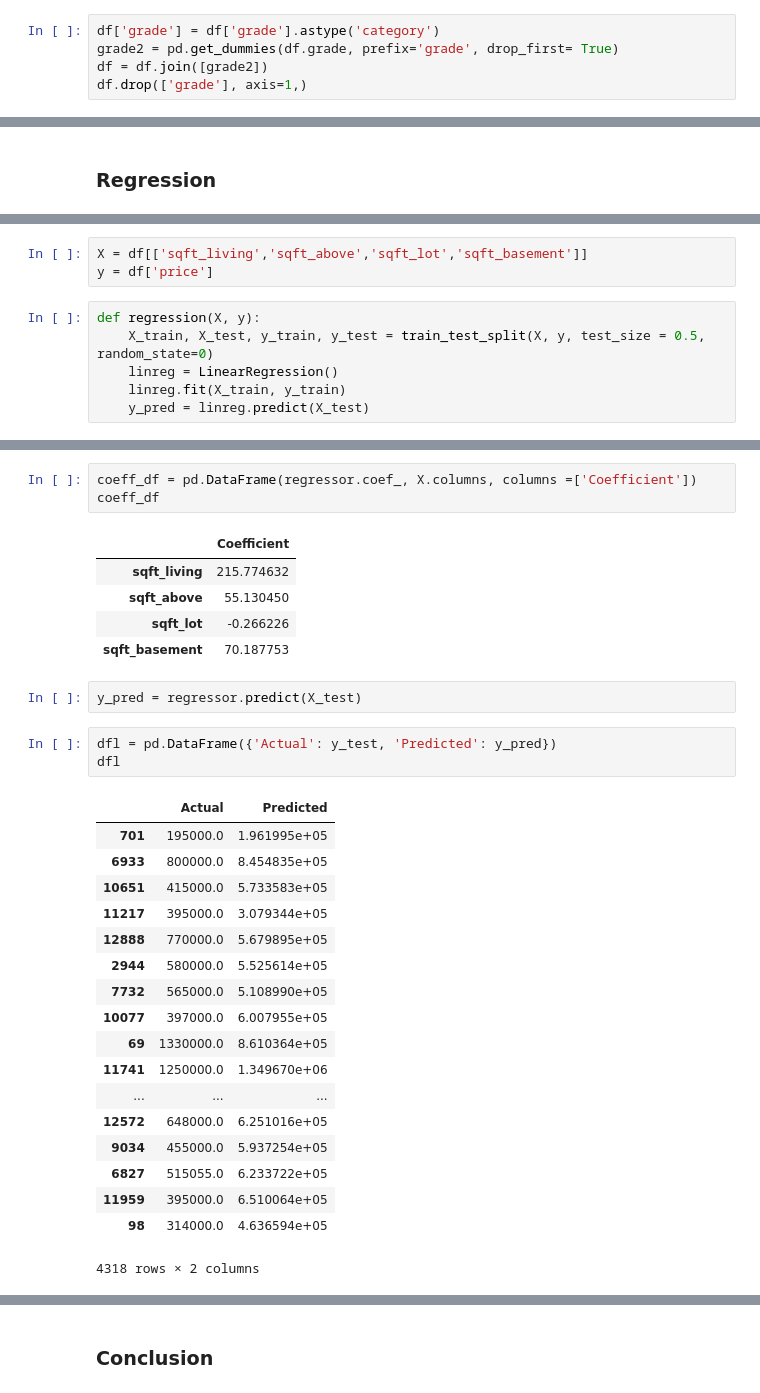
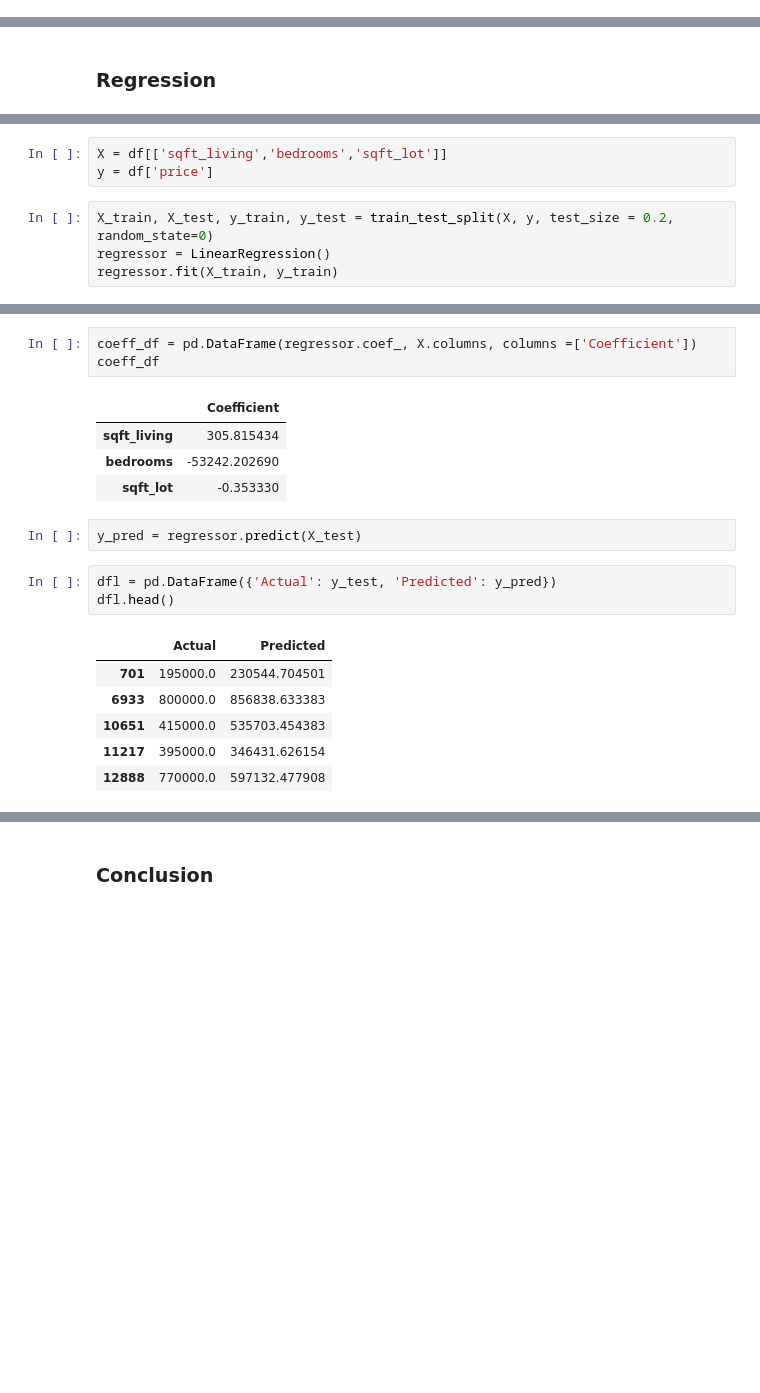
Before and after one commit to umapalam/dsc-v2-mod1-final-project-online-ds-pt-051319, a Jupyter notebook: student.ipynb, the cells around one changed output, grey strips where cells are left out. Cells and saved outputs as stored; diff of their text form; blank space fills up the shorter version.

```diff
--- a/student.ipynb
+++ b/student.ipynb
@@ -440,5 +487,0 @@ A dummy variable is a numeric variable that represents categorical data.
-# %%
-df['grade'] = df['grade'].astype('category')
-grade2 = pd.get_dummies(df.grade, prefix='grade', drop_first= True)
-df = df.join([grade2])
-df.drop(['grade'], axis=1,)
@@ -506,9 +559,7 @@ plt.show()
 # %%
-X = df[['sqft_living','sqft_above','sqft_lot','sqft_basement']]
+X = df[['sqft_living','bedrooms','sqft_lot']]
 y = df['price']
 # %%
-def regression(X, y):
-    X_train, X_test, y_train, y_test = train_test_split(X, y, test_size = 0.5, random_state=0)
-    linreg = LinearRegression()
-    linreg.fit(X_train, y_train)
-    y_pred = linreg.predict(X_test)
+X_train, X_test, y_train, y_test = train_test_split(X, y, test_size = 0.2, random_state=0)
+regressor = LinearRegression()
+regressor.fit(X_train, y_train)
@@ -528,34 +571,21 @@ coeff_df = pd.DataFrame(regressor.coef_, X.columns, columns =['Coefficient'])
 coeff_df
 # %% [output]
 |  | Coefficient |
-| sqft_living | 215.774632 |
-| sqft_above | 55.130450 |
-| sqft_lot | -0.266226 |
-| sqft_basement | 70.187753 |
+| sqft_living | 305.815434 |
+| bedrooms | -53242.202690 |
+| sqft_lot | -0.353330 |
 # %%
 y_pred = regressor.predict(X_test)
 # %%
 dfl = pd.DataFrame({'Actual': y_test, 'Predicted': y_pred})
-dfl
+dfl.head()
 # %% [output]
 |  | Actual | Predicted |
-| 701 | 195000.0 | 1.961995e+05 |
-| 6933 | 800000.0 | 8.454835e+05 |
-| 10651 | 415000.0 | 5.733583e+05 |
-| 11217 | 395000.0 | 3.079344e+05 |
-| 12888 | 770000.0 | 5.679895e+05 |
-| 2944 | 580000.0 | 5.525614e+05 |
-| 7732 | 565000.0 | 5.108990e+05 |
-| 10077 | 397000.0 | 6.007955e+05 |
-| 69 | 1330000.0 | 8.610364e+05 |
-| 11741 | 1250000.0 | 1.349670e+06 |
-| ... | ... | ... |
-| 12572 | 648000.0 | 6.251016e+05 |
-| 9034 | 455000.0 | 5.937254e+05 |
-| 6827 | 515055.0 | 6.233722e+05 |
-| 11959 | 395000.0 | 6.510064e+05 |
-| 98 | 314000.0 | 4.636594e+05 |
+| 701 | 195000.0 | 230544.704501 |
+| 6933 | 800000.0 | 856838.633383 |
+| 10651 | 415000.0 | 535703.454383 |
+| 11217 | 395000.0 | 346431.626154 |
+| 12888 | 770000.0 | 597132.477908 |
-4318 rows × 2 columns
 # %%
 print('Mean Absolute Error:', metrics.mean_absolute_error(y_test, y_pred))
 print('Mean Squared Error:', metrics.mean_squared_error(y_test, y_pred))
```
Also changed, not shown: parts of 31 cells of this notebook.
